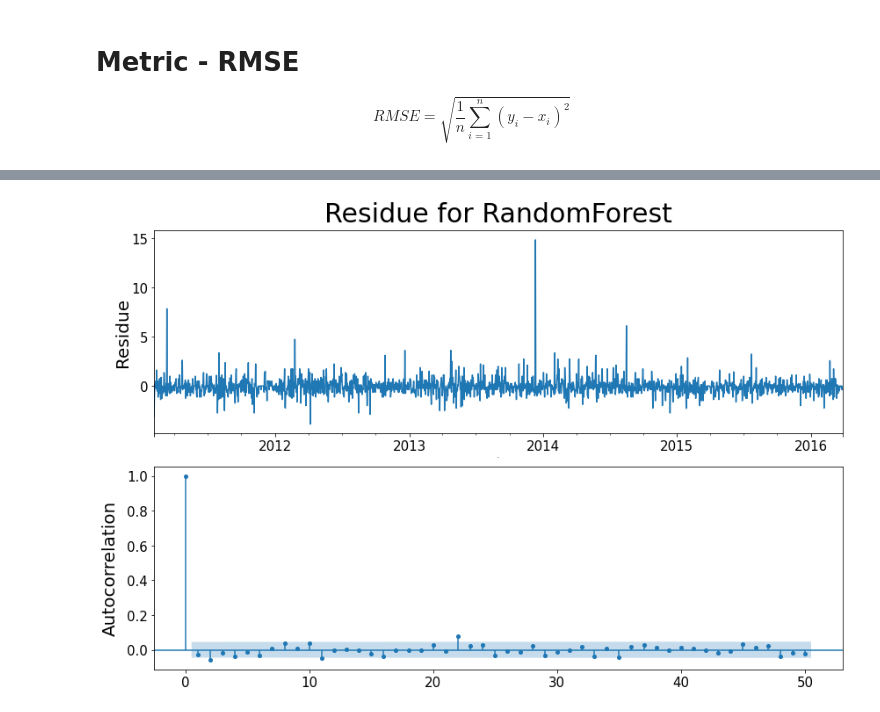
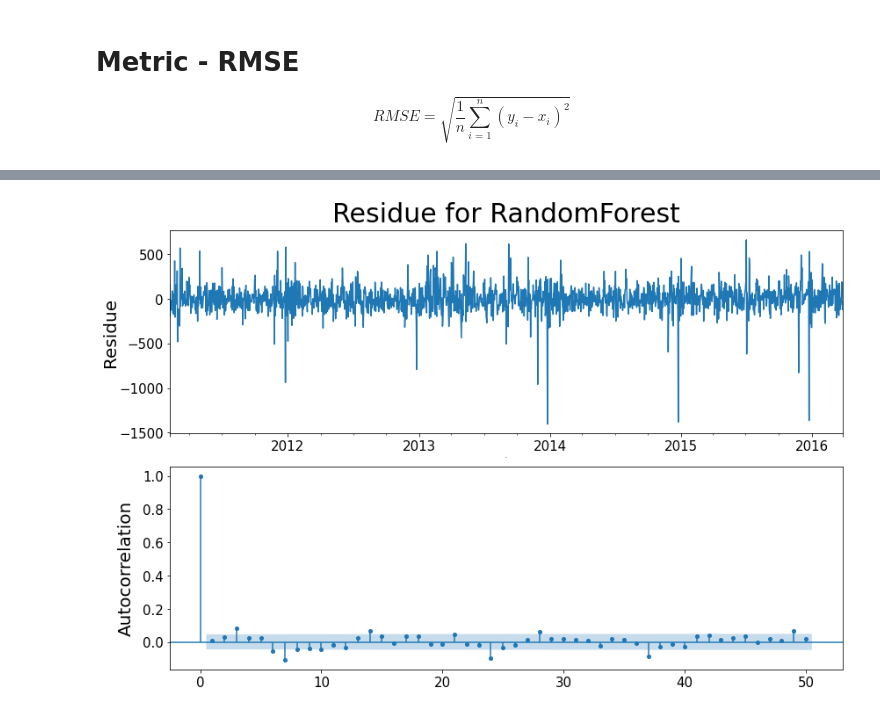
Before and after one commit to MolVlad/Data_Science_Skoltech_Coursework, a Jupyter notebook: Trees_Vlad.ipynb, the cells around one changed output, grey strips where cells are left out. Saved outputs shown, nothing was run; the diff lists cells and outputs as text; code cells hidden in the pictures.

```diff
--- a/Trees_Vlad.ipynb
+++ b/Trees_Vlad.ipynb
@@ -698,7 +730,7 @@ def residues(best_models, data_list, lags, index=0, n_lags=50):
     model = best_models[index]
 
     train_data_list, _ = list_train_test_split(data_list)
-    train_data_with_lags_list = add_lags_list(train_data_list, lags)
+    train_data_with_lags_list = add_lags_for_sales_list(train_data_list, lags)
     features_train_list, target_train_list = split_to_features_target_list(train_data_with_lags_list)
 
     features_train = features_train_list[index]
@@ -782,0 +835,12 @@ RMSE: 6.52863
+# %%
+models_list = [RandomForest()]
+
+models_grids = [
+
+    {'n_estimators' : range(50,300,10), 'max_depth' : [1,3,5]},
+
+              ]
+
+lags = [1,2,3,4,5,6,7]
+# %%
+best_models = model_lists_f(models_list, models_grids, products_sales, lags)
@@ -782,0 +858,2 @@ RMSE: 6.52863
+# %%
+fittingShow(best_models[0], products_sales, lags, index=2)
@@ -783,4 +872,4 @@ RMSE: 6.52863
 # %%
-residues(best_models_with_features_list[1], products_sales_with_features, lags, index=1, n_lags=50)
+residues(best_models[1], products_sales, lags, index=0, n_lags=50)
 # %% [output]
-[figure, old version]
+[figure, new version]
```
Also changed, not shown: parts of 20 cells of this notebook.
